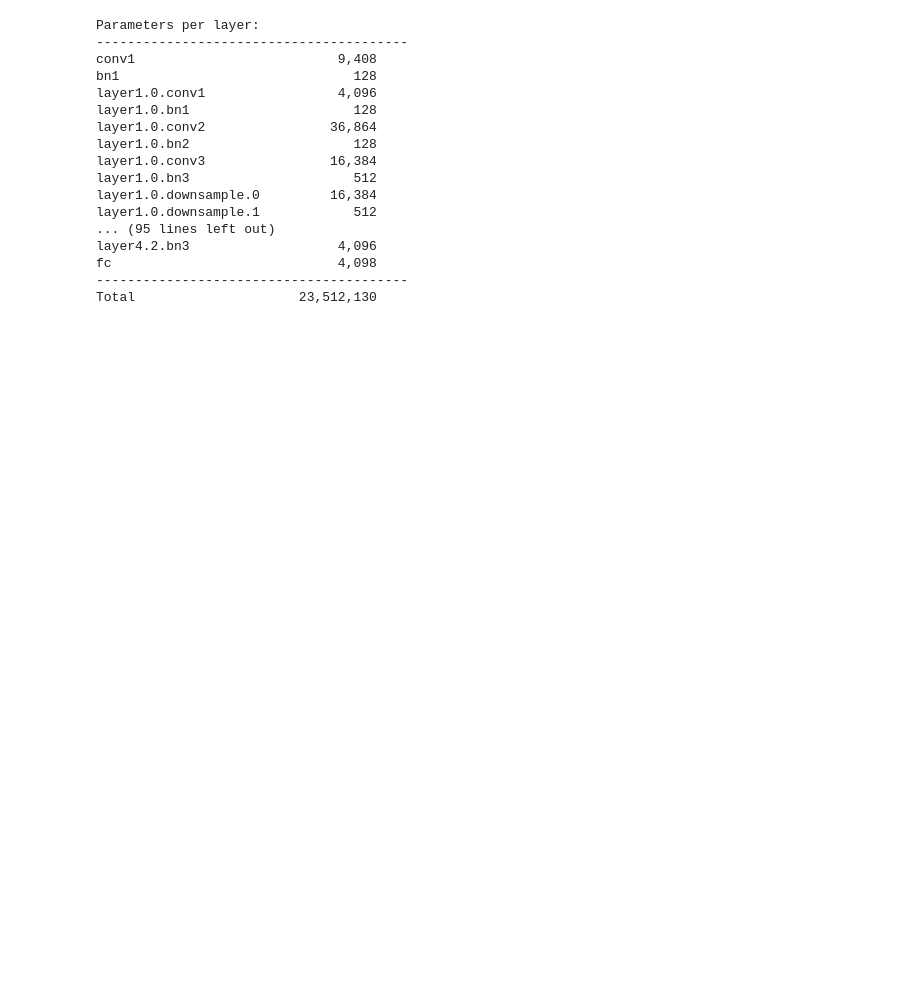
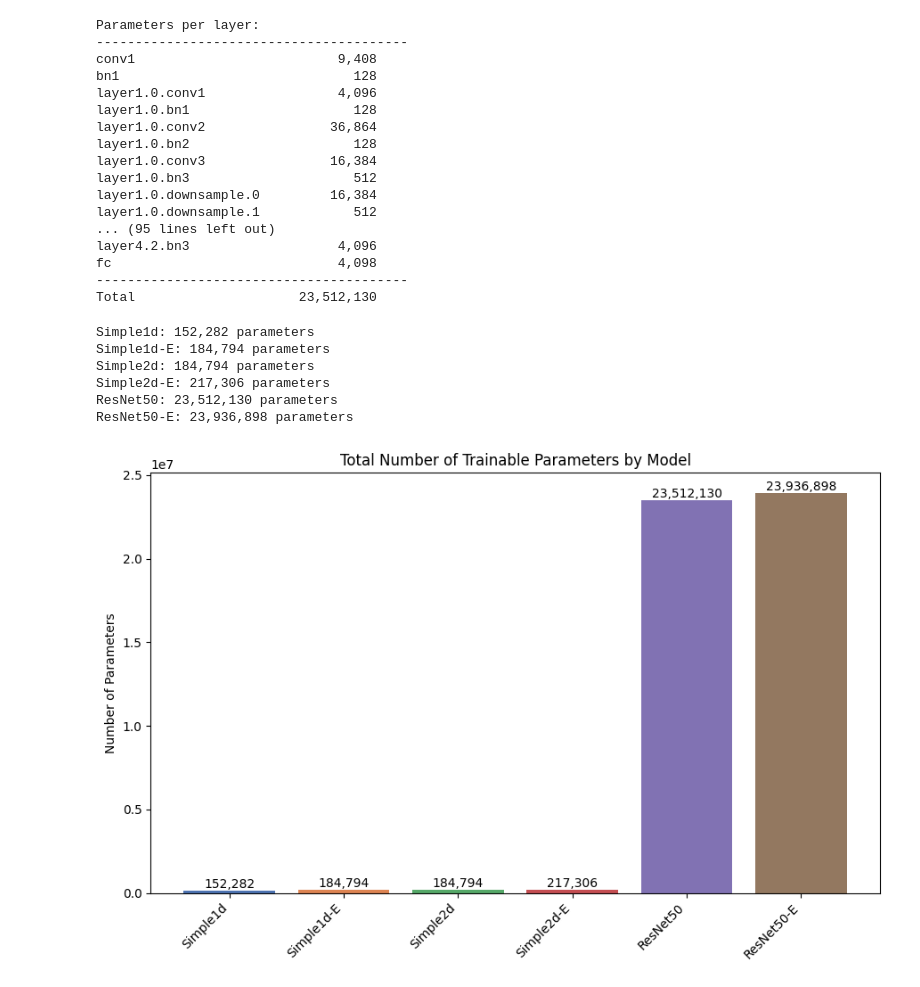
Before and after one commit to mikkelsvartveit/thesis, a Jupyter notebook: masterproject/code/src/analysis/parametercount.ipynb, the cells around one changed output. Cells and saved outputs as stored; diff of their text form; code cells hidden in the pictures; blank space fills up the shorter version.

Commit message:
Add bar chart with parameter count of each model

```diff
--- a/masterproject/code/src/analysis/parametercount.ipynb
+++ b/masterproject/code/src/analysis/parametercount.ipynb
@@ -43,3 +43,61 @@ layer4.2.bn3                   4,096
 fc                             4,098
 ----------------------------------------
 Total                     23,512,130
+# %%
+import matplotlib.pyplot as plt
+from src.models import Simple1d, Simple1dEmbedding, Simple2d, Simple2dEmbedding
+from src.models import ResNet50Embedding
+from torchvision.models import resnet50
+import seaborn as sns
+
+# Initialize models with the same number of classes for fair comparison
+num_classes = 2
+models = {
+    "Simple1d": Simple1d(num_classes=num_classes),
+    "Simple1dEmbedding": Simple1dEmbedding(num_classes=num_classes),
+    "Simple2d": Simple2d(num_classes=num_classes),
+    "Simple2dEmbedding": Simple2dEmbedding(num_classes=num_classes),
+    "ResNet50": resnet50(num_classes=num_classes),
+    "ResNet50Embedding": ResNet50Embedding(num_classes=num_classes),
+}
+
+# Count parameters for each model
+param_counts = {}
+for name, model in models.items():
+    total_params = sum(p.numel() for p in model.parameters() if p.requires_grad)
+    name_modified = name.replace("Embedding", "-E")
+    param_counts[name_modified] = total_params
+    print(f"{name_modified}: {total_params:,} parameters")
+
+palette = sns.color_palette("deep", n_colors=len(models.keys()))
+
+# Create bar chart
+plt.figure(figsize=(9, 6))
+bars = plt.bar(param_counts.keys(), param_counts.values(), color=palette)
+
+# Add value labels on top of each bar
+for bar in bars:
+    height = bar.get_height()
+    plt.text(
+        bar.get_x() + bar.get_width() / 2.0,
+        height,
+        f"{height:,}",
+        ha="center",
+        va="bottom",
+    )
+
+plt.title("Total Number of Trainable Parameters by Model")
+plt.ylabel("Number of Parameters")
+plt.xticks(rotation=45, ha="right")
+plt.tight_layout()
+
+plt.savefig("output/parameter-count.svg")
+plt.show()
+# %% [output]
+Simple1d: 152,282 parameters
+Simple1d-E: 184,794 parameters
+Simple2d: 184,794 parameters
+Simple2d-E: 217,306 parameters
+ResNet50: 23,512,130 parameters
+ResNet50-E: 23,936,898 parameters
+[figure, added]
```
Also changed, not shown: 3 other files.
